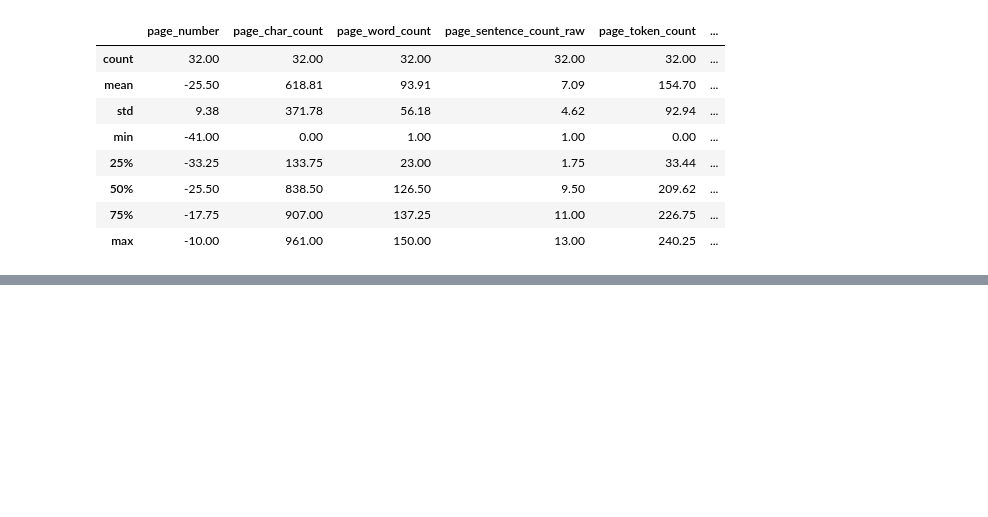
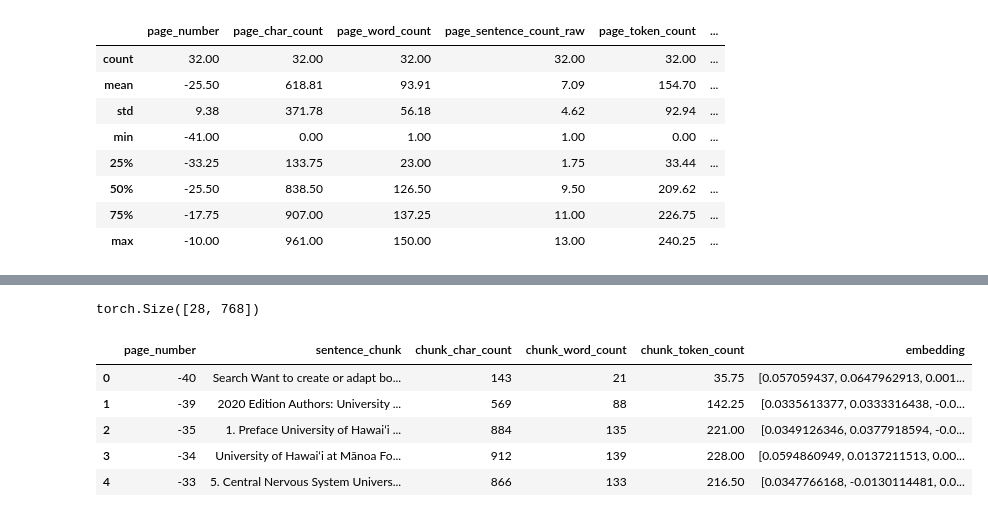
Before and after one commit to Gautam-2604/rag-from-scratch, a Jupyter notebook: index.ipynb, the cells around one changed output, grey strips where cells are left out. Cells and saved outputs as stored; diff of their text form; code cells hidden in the pictures; blank space fills up the shorter version.

```diff
--- a/index.ipynb
+++ b/index.ipynb
@@ -183,0 +383,32 @@ df.describe().round(2)
+# %%
+import random
+
+import torch
+import numpy as np
+import pandas as pd
+
+device = "cuda" if torch.cuda.is_available() else "cpu"
+
+# Import texts and embedding df
+text_chunks_and_embedding_df = pd.read_csv("text_chunks_and_embeddings_df.csv")
+
+# Convert embedding column back to np.array (it got converted to string when it got saved to CSV)
+text_chunks_and_embedding_df["embedding"] = text_chunks_and_embedding_df["embedding"].apply(lambda x: np.fromstring(x.strip("[]"), sep=" "))
+
+# Convert texts and embedding df to list of dicts
+pages_and_chunks = text_chunks_and_embedding_df.to_dict(orient="records")
+
+# Convert embeddings to torch tensor and send to device (note: NumPy arrays are float64, torch tensors are float32 by default)
+embeddings = torch.tensor(np.array(text_chunks_and_embedding_df["embedding"].tolist()), dtype=torch.float32).to(device)
+embeddings.shape
+# %% [output]
+torch.Size([28, 768])
+# %%
+text_chunks_and_embedding_df.head()
+# %% [output]
+|  | page_number | sentence_chunk | chunk_char_count | chunk_word_count | chunk_token_count | embedding |
+| 0 | -40 | Search Want to create or adapt bo... | 143 | 21 | 35.75 | [0.057059437, 0.0647962913, 0.001... |
+| 1 | -39 | 2020 Edition Authors: University ... | 569 | 88 | 142.25 | [0.0335613377, 0.0333316438, -0.0... |
+| 2 | -35 | 1. Preface University of Hawai‘i ... | 884 | 135 | 221.00 | [0.0349126346, 0.0377918594, -0.0... |
+| 3 | -34 | University of Hawai‘i at Mānoa Fo... | 912 | 139 | 228.00 | [0.0594860949, 0.0137211513, 0.00... |
+| 4 | -33 | 5. Central Nervous System Univers... | 866 | 133 | 216.50 | [0.0347766168, -0.0130114481, 0.0... |
```
Also changed, not shown: parts of 25 cells of this notebook, 2 other files.
